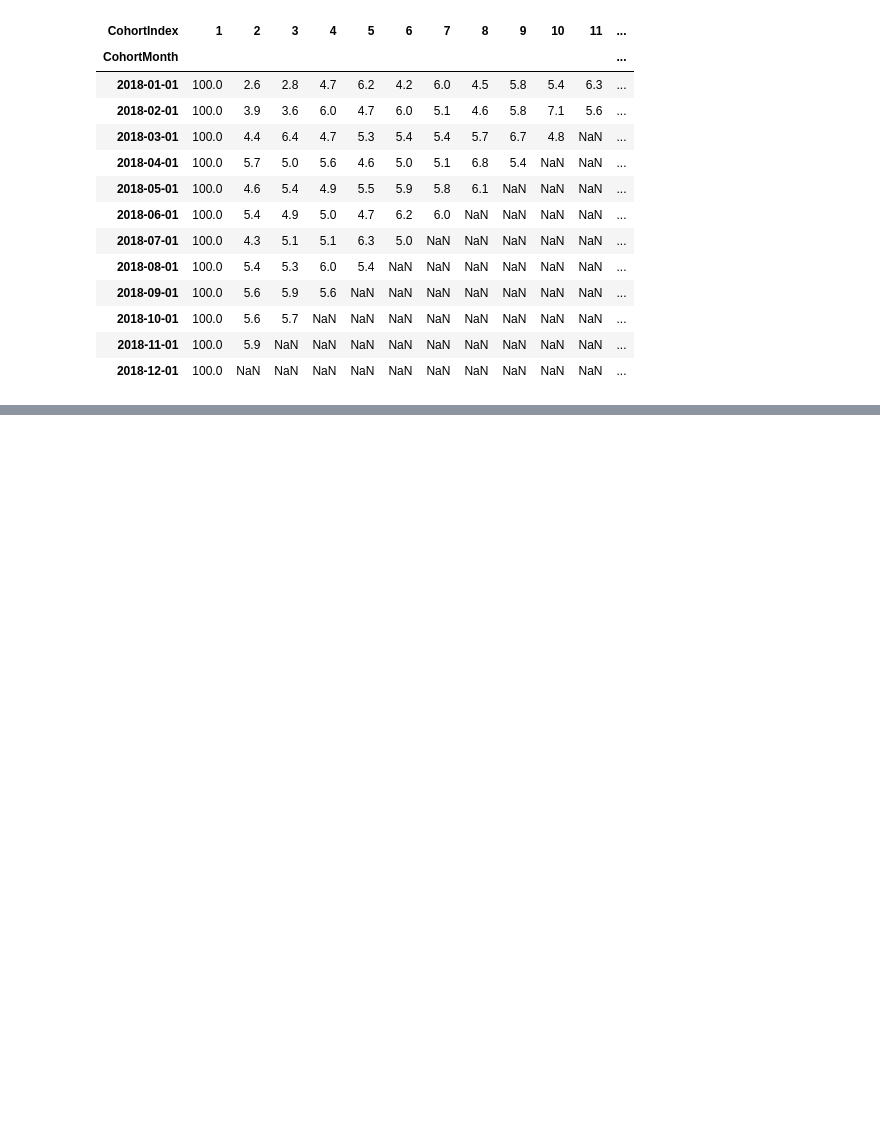
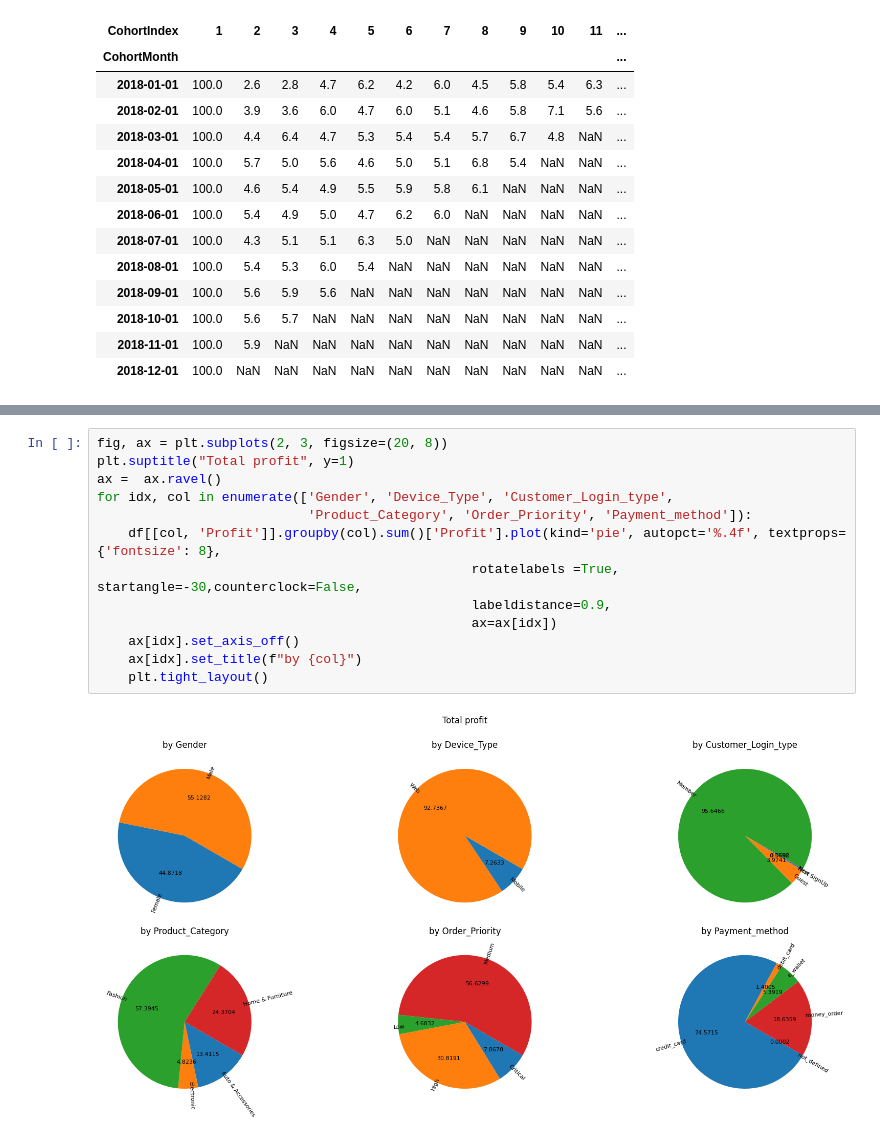
Before and after one commit to NhanDoV/Optimization-prg, a Jupyter notebook: crap/HW.ipynb, the cells around one changed output, grey strips where cells are left out. Cells and saved outputs as stored; diff of their text form; blank space fills up the shorter version.

```diff
--- a/crap/HW.ipynb
+++ b/crap/HW.ipynb
@@ -170,0 +197,15 @@ plt.show()
+# %%
+fig, ax = plt.subplots(2, 3, figsize=(20, 8))
+plt.suptitle("Total profit", y=1)
+ax =  ax.ravel()
+for idx, col in enumerate(['Gender', 'Device_Type', 'Customer_Login_type',
+                           'Product_Category', 'Order_Priority', 'Payment_method']):
+    df[[col, 'Profit']].groupby(col).sum()['Profit'].plot(kind='pie', autopct='%.4f', textprops={'fontsize': 8},
+                                                rotatelabels =True, startangle=-30,counterclock=False,
+                                                labeldistance=0.9,
+                                                ax=ax[idx])
+    ax[idx].set_axis_off()
+    ax[idx].set_title(f"by {col}")
+    plt.tight_layout()
+# %% [output]
+[figure, added]
```
Also changed, not shown: parts of 6 cells of this notebook, 1 other file.
